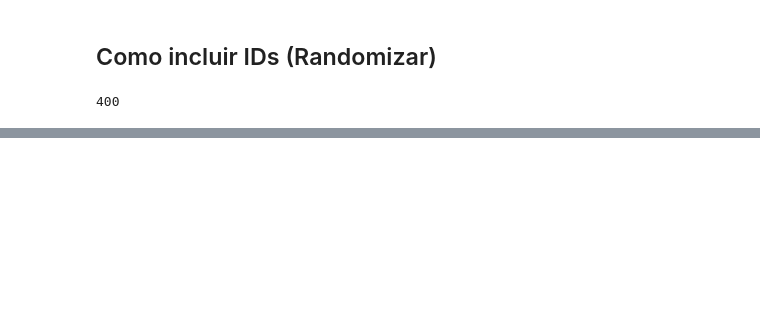
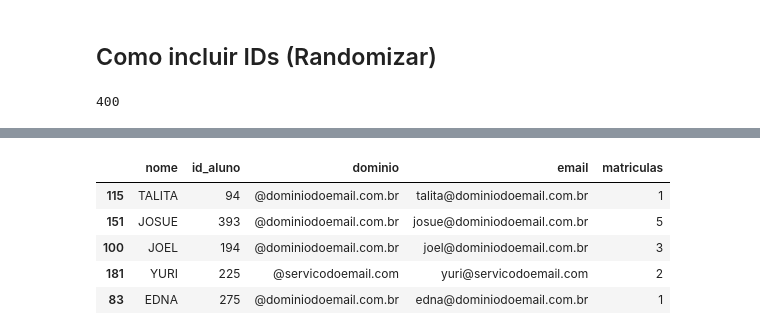
Before and after one commit to Henrxque/N006_Pandas-Input-and-Output, a Jupyter notebook: Python_Input_and_Output_IO.ipynb, the cells around one changed output, grey strips where cells are left out. Cells and saved outputs as stored; diff of their text form; code cells hidden in the pictures; blank space fills up the shorter version.

```diff
--- a/Python_Input_and_Output_IO.ipynb
+++ b/Python_Input_and_Output_IO.ipynb
@@ -135,0 +262,9 @@ nomes.sample(5)
+# %%
+nomes.sample(5)
+# %% [output]
+|  | nome | id_aluno | dominio | email | matriculas |
+| 115 | TALITA | 94 | @dominiodoemail.com.br | talita@dominiodoemail.com.br | 1 |
+| 151 | JOSUE | 393 | @dominiodoemail.com.br | josue@dominiodoemail.com.br | 5 |
+| 100 | JOEL | 194 | @dominiodoemail.com.br | joel@dominiodoemail.com.br | 3 |
+| 181 | YURI | 225 | @servicodoemail.com | yuri@servicodoemail.com | 2 |
+| 83 | EDNA | 275 | @dominiodoemail.com.br | edna@dominiodoemail.com.br | 1 |
```
Also changed, not shown: parts of 43 cells of this notebook.
